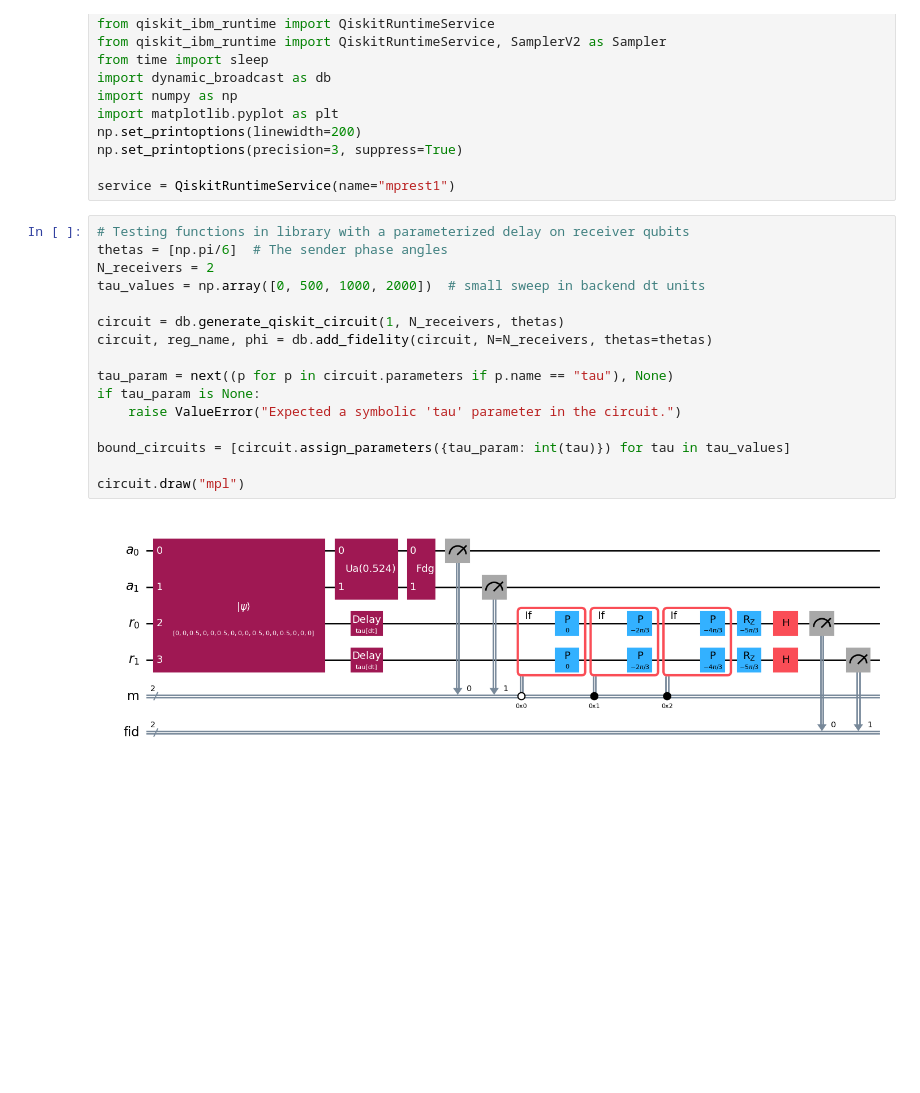
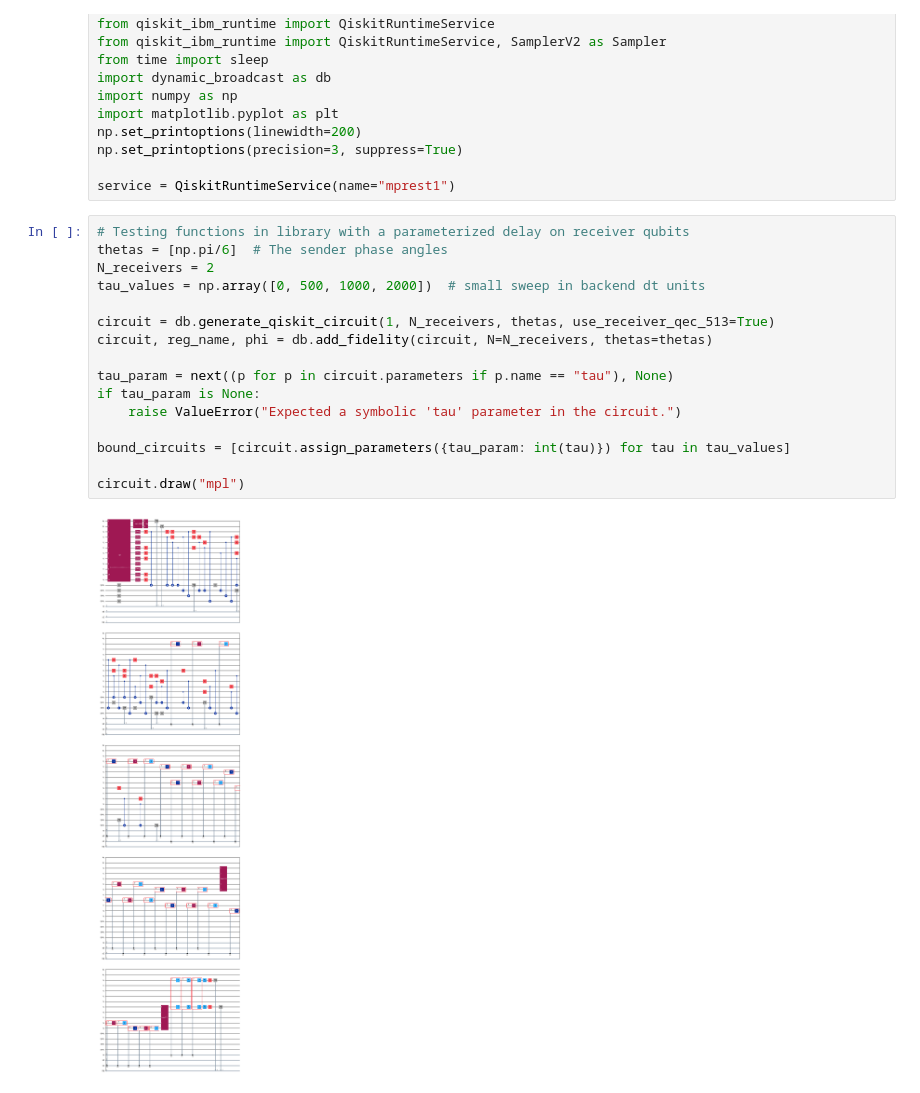
Before and after one commit to mtp354/Broadcasting, a Jupyter notebook: qiskit_testing.ipynb, the cells around one changed output. Drawn from its saved outputs; the diff is of its cells as text; blank space fills up the shorter version.

```diff
--- a/qiskit_testing.ipynb
+++ b/qiskit_testing.ipynb
@@ -16,21 +16,21 @@ service = QiskitRuntimeService(name="mprest1")
 # %%
 # Testing functions in library with a parameterized delay on receiver qubits
 thetas = [np.pi/6]  # The sender phase angles
 N_receivers = 2
 tau_values = np.array([0, 500, 1000, 2000])  # small sweep in backend dt units
 
-circuit = db.generate_qiskit_circuit(1, N_receivers, thetas)
+circuit = db.generate_qiskit_circuit(1, N_receivers, thetas, use_receiver_qec_513=True)
 circuit, reg_name, phi = db.add_fidelity(circuit, N=N_receivers, thetas=thetas)
 
 tau_param = next((p for p in circuit.parameters if p.name == "tau"), None)
 if tau_param is None:
     raise ValueError("Expected a symbolic 'tau' parameter in the circuit.")
 
 bound_circuits = [circuit.assign_parameters({tau_param: int(tau)}) for tau in tau_values]
 
 circuit.draw("mpl")
 # %% [output]
-[figure, old version]
+[figure, new version]
 # %%
 # Constructing the primitive and running a tau sweep
 backend = service.least_busy(simulator=False, operational=True)
```
Also changed, not shown: parts of 2 cells of this notebook.
